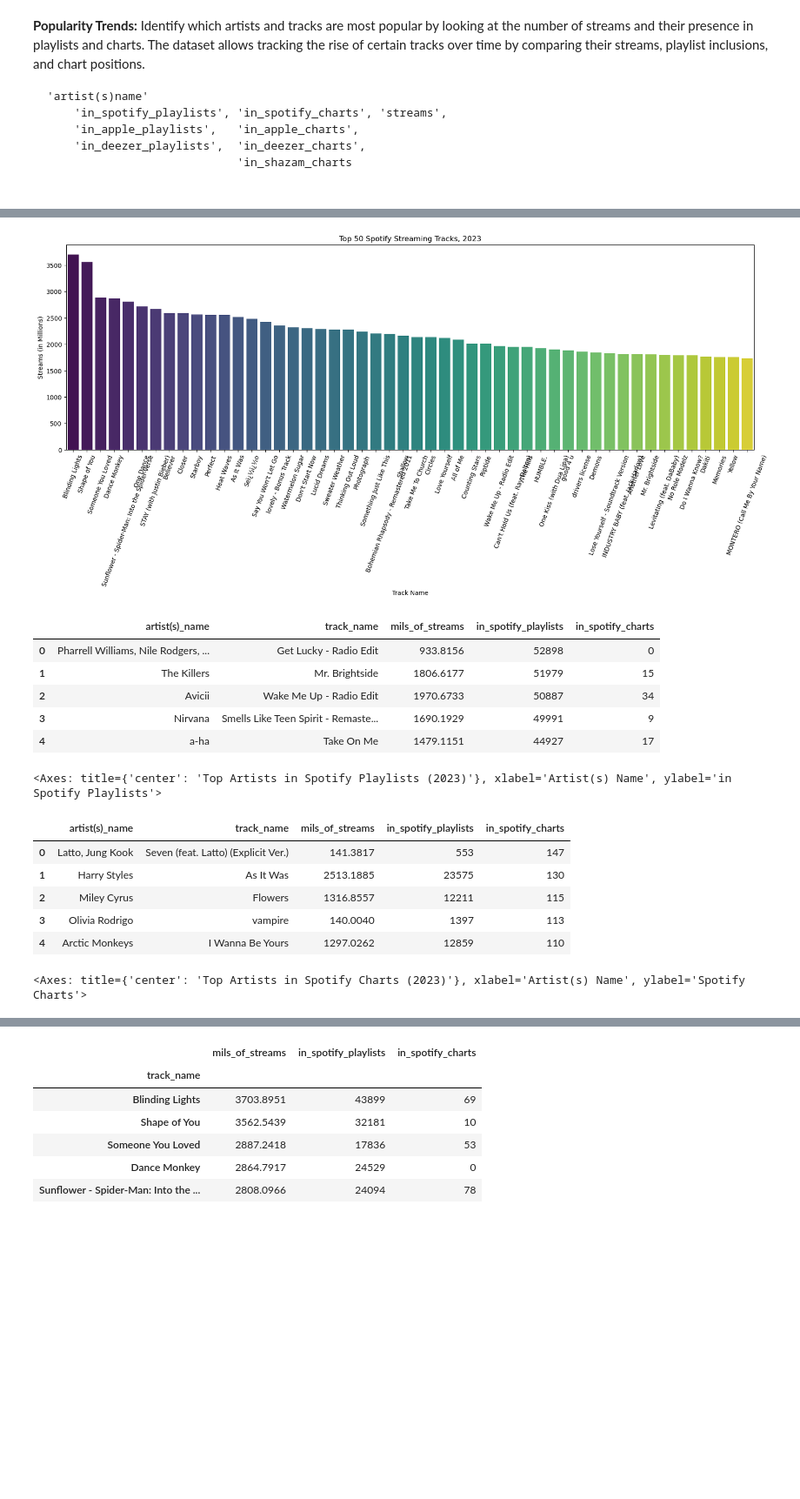
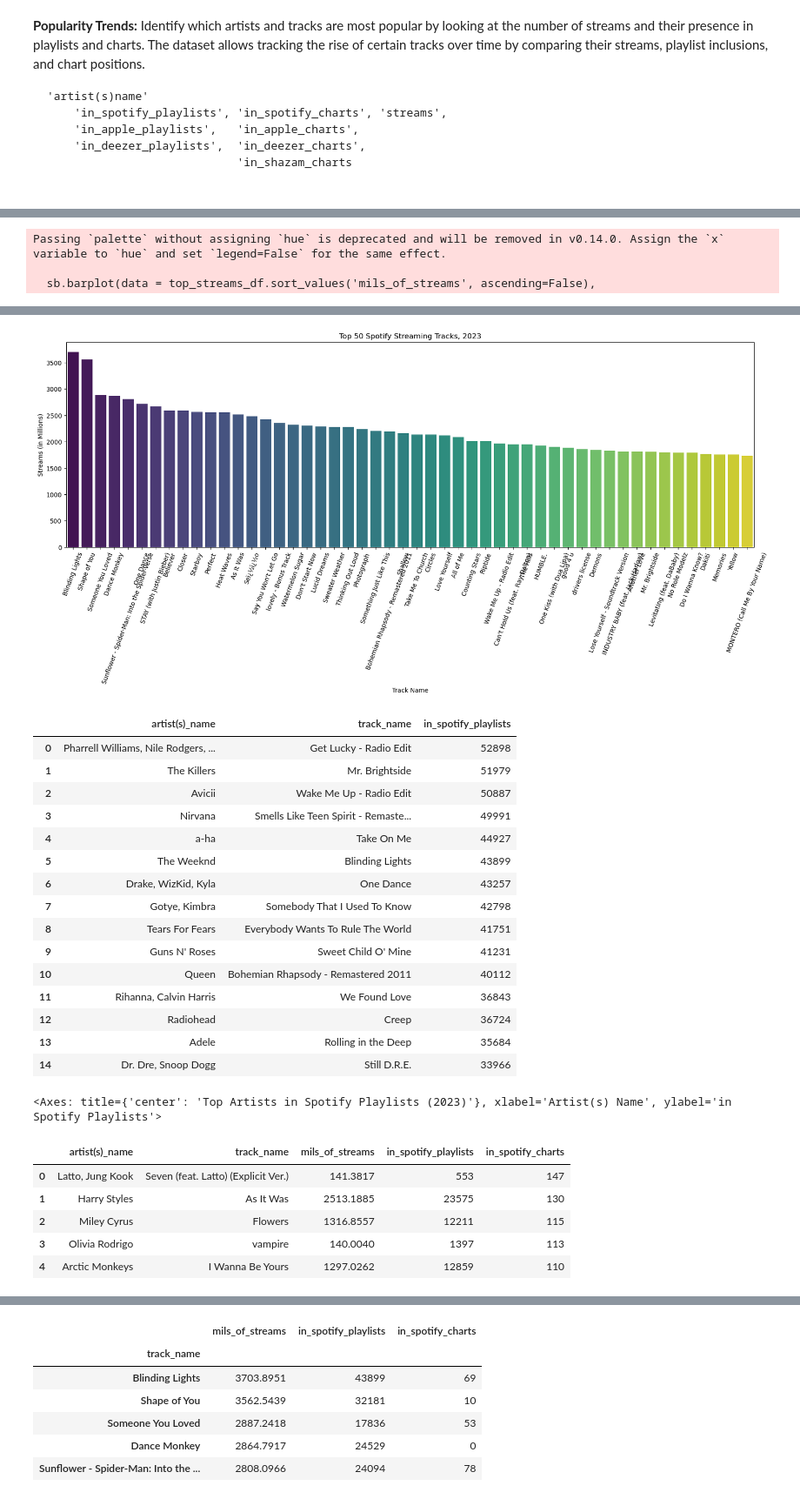
Before and after one commit to willablackmon/spotify_playlist_analysis, a Jupyter notebook: spotify_2023_data.ipynb, the cells around one changed output, grey strips where cells are left out. Shown at 87% size. Saved outputs shown, nothing was run; the diff lists cells and outputs as text; code cells hidden in the pictures; blank space fills up the shorter version.

```diff
--- a/spotify_2023_data.ipynb
+++ b/spotify_2023_data.ipynb
@@ -97,7 +97,7 @@ df_clean[cols] = df_clean[cols].apply(pd.to_numeric, errors='coerce')
 ###################################
 # Convert four columns of objects to strings:
 ###################################
-str_cols = ['track_name','artist(s)_name','key','mode']
+str_cols = ['artist(s)_name','key','mode']  # 'track_name',
 df_clean[str_cols] = df_clean[str_cols].astype('string')
 
 display(df_clean.info())
@@ -228,7 +233,7 @@ artists_spotify = df_mils[['artist(s)_name', 'track_name',
 # Most popular Artist/Track on Spotify, by Millions of Streams (using Pandas Dataframe plot)
 ############################################################################################
 top_streams_df = artists_spotify.sort_values('mils_of_streams', ascending=False).head(50)
-display(top_streams_df.reset_index(drop=True).head())
+display(top_streams_df.reset_index(drop=True).head(15))
 
 display(top_streams_df.plot(kind='bar',
                 title = 'Top Artist/Track Streams in Spotify, 2023 (Total Streams)',
@@ -236,6 +241,7 @@ display(top_streams_df.plot(kind='bar',
                 xlabel='Artist(s) Name', rot=75, # horizontalalignment="center",
                 ylabel='Spotify Streams (in Millions)',
                 figsize=[20,6]))
+
 
 ############################################################################################
 # (Will) Top 50 Spotify Streaming Tracks, 2023 (using Seaborn plot)
@@ -257,8 +263,8 @@ plt.show()
 # Most popular Artist/Track on Spotify, by Presence in Spotify Playlists
 ##########################################################
 top_playlist_df = artists_spotify.sort_values('in_spotify_playlists', ascending=False).head(50)
+display(top_playlist_df[['artist(s)_name', 'track_name', 'in_spotify_playlists']].reset_index(drop=True).head(15))
 
-display(top_playlist_df.reset_index(drop=True).head())
 display(top_playlist_df.plot(kind='bar',
                 title = 'Top Artists in Spotify Playlists (2023)',
                 x='artist(s)_name', y='in_spotify_playlists',
@@ -290,17 +306,29 @@ display(top_charts_df.plot(kind='bar',
 <Axes: title={'center': 'Top Artist/Track Streams in Spotify, 2023 (Total Streams)'}, xlabel='Artist(s) Name', ylabel='Spotify Streams (in Millions)'>
+Passing `palette` without assigning `hue` is deprecated and will be removed in v0.14.0. Assign the `x` variable to `hue` and set `legend=False` for the same effect.
+
+  sb.barplot(data = top_streams_df.sort_values('mils_of_streams', ascending=False),
 [figure]
 [figure]
-|  | artist(s)_name | track_name | mils_of_streams | in_spotify_playlists | in_spotify_charts |
-| 0 | Pharrell Williams, Nile Rodgers, ... | Get Lucky - Radio Edit | 933.8156 | 52898 | 0 |
-| 1 | The Killers | Mr. Brightside | 1806.6177 | 51979 | 15 |
-| 2 | Avicii | Wake Me Up - Radio Edit | 1970.6733 | 50887 | 34 |
-| 3 | Nirvana | Smells Like Teen Spirit - Remaste... | 1690.1929 | 49991 | 9 |
-| 4 | a-ha | Take On Me | 1479.1151 | 44927 | 17 |
+|  | artist(s)_name | track_name | in_spotify_playlists |
+| 0 | Pharrell Williams, Nile Rodgers, ... | Get Lucky - Radio Edit | 52898 |
+| 1 | The Killers | Mr. Brightside | 51979 |
+| 2 | Avicii | Wake Me Up - Radio Edit | 50887 |
+| 3 | Nirvana | Smells Like Teen Spirit - Remaste... | 49991 |
+| 4 | a-ha | Take On Me | 44927 |
+| 5 | The Weeknd | Blinding Lights | 43899 |
+| 6 | Drake, WizKid, Kyla | One Dance | 43257 |
+| 7 | Gotye, Kimbra | Somebody That I Used To Know | 42798 |
+| 8 | Tears For Fears | Everybody Wants To Rule The World | 41751 |
+| 9 | Guns N' Roses | Sweet Child O' Mine | 41231 |
+| 10 | Queen | Bohemian Rhapsody - Remastered 2011 | 40112 |
+| 11 | Rihanna, Calvin Harris | We Found Love | 36843 |
+| 12 | Radiohead | Creep | 36724 |
+| 13 | Adele | Rolling in the Deep | 35684 |
+| 14 | Dr. Dre, Snoop Dogg | Still D.R.E. | 33966 |
-<Axes: title={'center': 'Top Artists in Spotify Playlists (2023)'}, xlabel='Artist(s) Name', ylabel='in Spotify Playlists'>
+<Axes: title={'center': 'Top Artists in Spotify Playlists (2023)'}, xlabel='Artist(s) Name', ylabel='in Spotify Playlists'>
 |  | artist(s)_name | track_name | mils_of_streams | in_spotify_playlists | in_spotify_charts |
 | 0 | Latto, Jung Kook | Seven (feat. Latto) (Explicit Ver.) | 141.3817 | 553 | 147 |
 | 1 | Harry Styles | As It Was | 2513.1885 | 23575 | 130 |
 | 2 | Miley Cyrus | Flowers | 1316.8557 | 12211 | 115 |
 | 3 | Olivia Rodrigo | vampire | 140.0040 | 1397 | 113 |
 | 4 | Arctic Monkeys | I Wanna Be Yours | 1297.0262 | 12859 | 110 |
-<Axes: title={'center': 'Top Artists in Spotify Charts (2023)'}, xlabel='Artist(s) Name', ylabel='Spotify Charts'>
```
Also changed, not shown: parts of 18 cells of this notebook, 24 other files.
